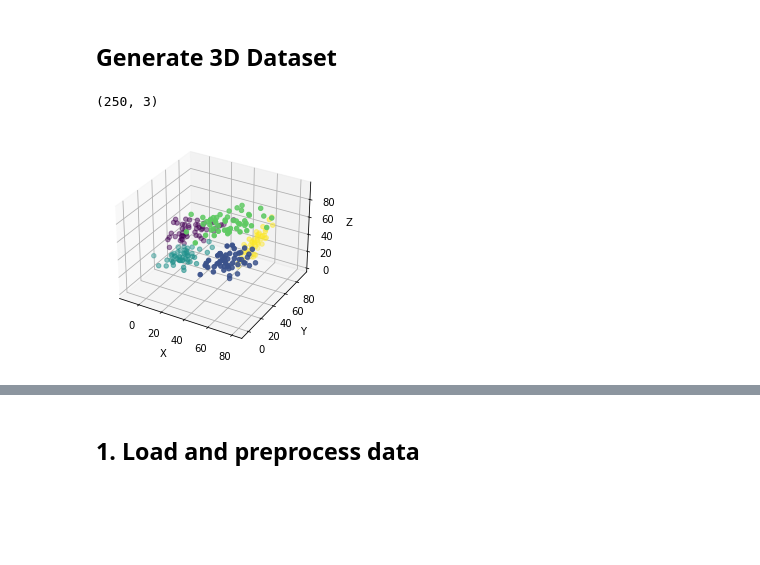
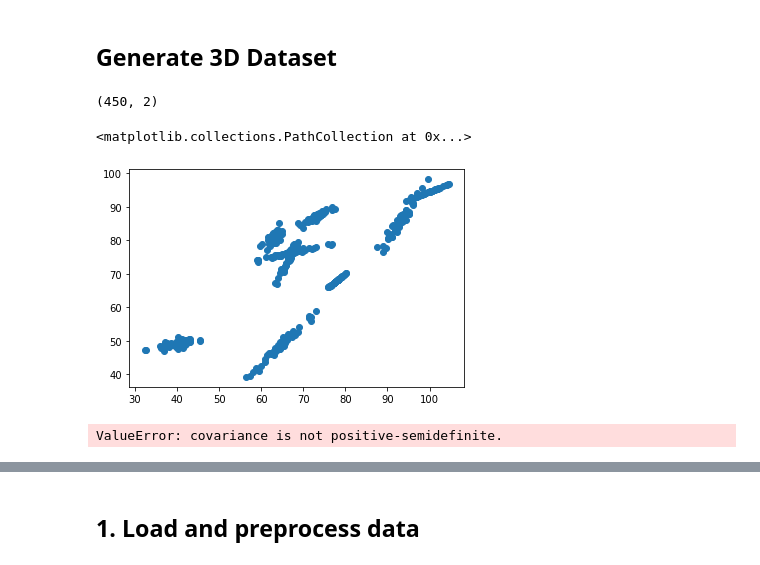
Before and after one commit to ThreeGreatMen/2021_11_4, a Jupyter notebook: hcluster.ipynb, the cells around one changed output, grey strips where cells are left out. Saved outputs shown, nothing was run; the diff lists cells and outputs as text; code cells hidden in the pictures; blank space fills up the shorter version.

```diff
--- a/hcluster.ipynb
+++ b/hcluster.ipynb
@@ -281,21 +281,27 @@ def generate_data_sets(n_samples=50, centers=9, n_features=3,mean_step = 5, cov_
             y.append(i)
     y = np.array(y)
     return newX,y
+# %%
+x1, y1 = generate_data_sets(50,9,2,0,0)
+plt.scatter(x1[:,0],x1[:,1])
+# %% [output]
+(450, 2)
+<matplotlib.collections.PathCollection at 0x...>
+[figure, added]
 # %%
 from sklearn.datasets import make_blobs
 from mpl_toolkits.mplot3d import Axes3D
 
-X, y = generate_data_sets(n_samples=50, centers=5, n_features=3)
+X, y = generate_data_sets(n_samples=50, centers=5, n_features=6)
 
 
-ax = plt.subplot(111, projection='3d')  # 创建一个三维的绘图工程
-#  将数据点分成三部分画，在颜色上有区分度
-ax.scatter(X[:, 0], X[:, 1], X[:, 2], c=y)  # 绘制数据点
+# ax = plt.subplot(111, projection='3d')  # 创建一个三维的绘图工程
+# #  将数据点分成三部分画，在颜色上有区分度
+# ax.scatter(X[:, 0], X[:, 1], X[:, 2], c=y)  # 绘制数据点
 
-ax.set_zlabel('Z')  # 坐标轴
-ax.set_ylabel('Y')
-ax.set_xlabel('X')
-plt.show()
+# ax.set_zlabel('Z')  # 坐标轴
+# ax.set_ylabel('Y')
+# ax.set_xlabel('X')
+# plt.show()
 # %% [output]
-(250, 3)
+ValueError: covariance is not positive-semidefinite.
-[figure, removed]
```
Also changed, not shown: parts of 28 cells of this notebook.
